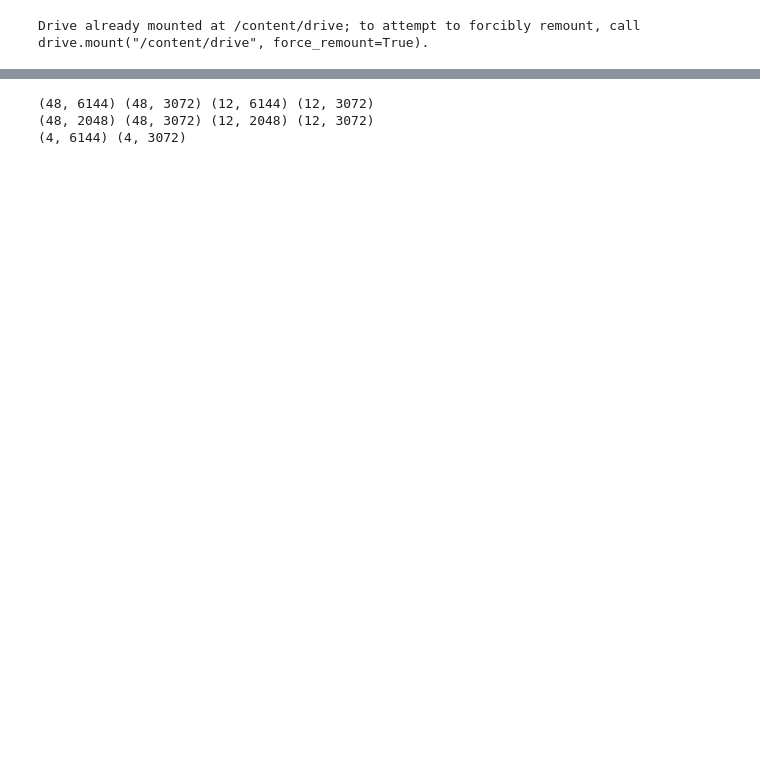
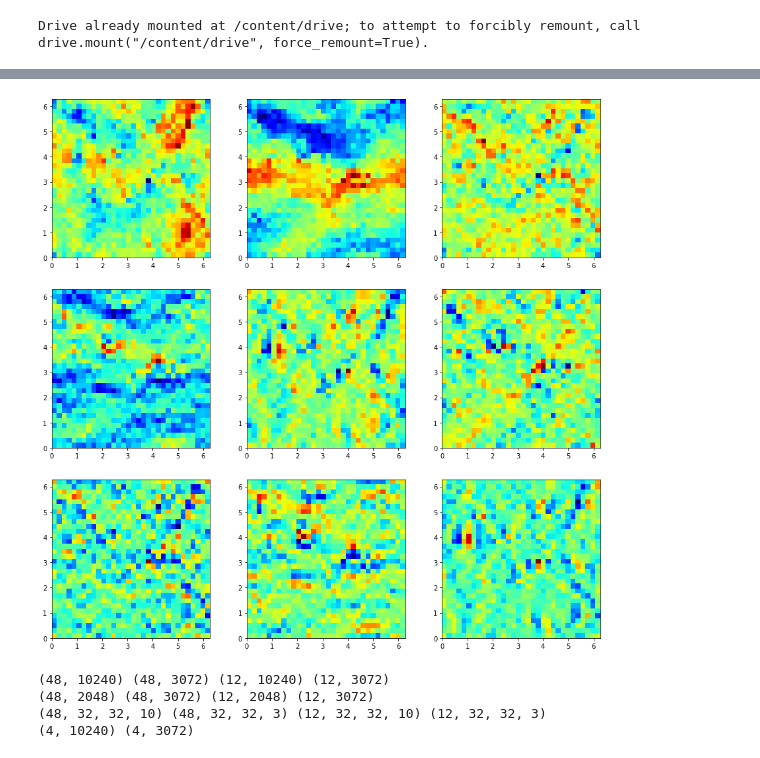
Before and after one commit to dvenkata/AMATH590, a Jupyter notebook: 03_Sub_grid_Scale_Analysis.ipynb, the cells around one changed output, grey strips where cells are left out. Cells and saved outputs as stored; diff of their text form; code cells hidden in the pictures; blank space fills up the shorter version.

```diff
--- a/03_Sub_grid_Scale_Analysis.ipynb
+++ b/03_Sub_grid_Scale_Analysis.ipynb
@@ -93,17 +108,32 @@ B = second_deriv(1024,dx)
+# %%
+dx = 2*np.pi/32
+A,B = diff_operators(32,dx)
 # %%
 #Computing derivative features
 ux = np.zeros((ncoarse.shape[0],ncoarse.shape[1]))
 vx = np.zeros((ncoarse.shape[0],ncoarse.shape[1]))
+uy = np.zeros((ncoarse.shape[0],ncoarse.shape[1]))
+vy = np.zeros((ncoarse.shape[0],ncoarse.shape[1]))
 uxx = np.zeros((ncoarse.shape[0],ncoarse.shape[1]))
 vxx = np.zeros((ncoarse.shape[0],ncoarse.shape[1]))
+uyy = np.zeros((ncoarse.shape[0],ncoarse.shape[1]))
+vyy = np.zeros((ncoarse.shape[0],ncoarse.shape[1]))
 
 for i in range(ncoarse.shape[1]):
   ux[:,i] = A.dot(ncoarse[:,i,0])
   vx[:,i] = A.dot(ncoarse[:,i,1])
-  uxx[:,i] = B.dot(ncoarse[:,i,0])
-  vxx[:,i] = B.dot(ncoarse[:,i,1])
+  uxx[:,i] = A.dot(A.dot(ncoarse[:,i,0]))
+  vxx[:,i] = A.dot(A.dot(ncoarse[:,i,1]))
+  uy[:,i] = B.dot(ncoarse[:,i,0])
+  vy[:,i] = B.dot(ncoarse[:,i,1])
+  uyy[:,i] = B.dot(B.dot(ncoarse[:,i,0]))
+  vyy[:,i] = B.dot(B.dot(ncoarse[:,i,1]))
 
 ux = ux[:,:,np.newaxis]
 vx = vx[:,:,np.newaxis]
 uxx = uxx[:,:,np.newaxis]
 vxx = vxx[:,:,np.newaxis]
+uy = uy[:,:,np.newaxis]
+vy = vy[:,:,np.newaxis]
+uyy = uyy[:,:,np.newaxis]
+vyy = vyy[:,:,np.newaxis]
@@ -146,5 +191,23 @@ output = output.reshape(output.shape[0]*output.shape[2],output.shape[1]).transpo
+# %%
+#All derivative
+%matplotlib inline
+import matplotlib.pyplot as plt
+
+a=32
+fig = plt.figure(figsize = (15, 15))
+
+count=0
+for i in range(9):
+  count+=1
+  b = fig.add_subplot('33' + str(count))
+  b.imshow(input[0,:,i].reshape(a,a),extent = [0, 6.28, 0, 6.28],cmap='jet')
+# %% [output]
+[figure, added]
 # %%
 #Setup validation and demean all inputs
+input = input.reshape(64,10240)
+output = output.reshape(64,1024*3)
+
 mean_ip = input.mean(axis=0,keepdims=True)
 mean_op = output.mean(axis=0,keepdims=True)
 
@@ -167,18 +230,25 @@ nn_idm = nn_im[dev,:]
 nn_opm = nn_om[train,:]
 nn_odm = nn_om[dev,:]
 
-nn_ipm_small = nn_ipm[:,:1024*2]
-nn_idm_small = nn_idm[:,:1024*2]
+nn_ipm_small = nn_ipm[:,:ncoarse.shape[0]*2]
+nn_idm_small = nn_idm[:,:ncoarse.shape[0]*2]
 nn_opm_small = nn_opm
 nn_odm_small = nn_odm
 
+nn_ipm_cnn = nn_ipm.reshape(nn_ipm.shape[0],32,32,10)
+nn_idm_cnn = nn_idm.reshape(nn_idm.shape[0],32,32,10)
+nn_opm_cnn = nn_opm.reshape(nn_opm.shape[0],32,32,3)
+nn_odm_cnn = nn_odm.reshape(nn_odm.shape[0],32,32,3)
+
 print(nn_ipm.shape, nn_opm.shape, nn_idm.shape, nn_odm.shape)
 print(nn_ipm_small.shape, nn_opm_small.shape, nn_idm_small.shape, nn_odm_small.shape)
+print(nn_ipm_cnn.shape, nn_opm_cnn.shape, nn_idm_cnn.shape, nn_odm_cnn.shape)
 print(nn_im_test.shape,nn_om_test.shape)
 # %% [output]
-(48, 6144) (48, 3072) (12, 6144) (12, 3072)
+(48, 10240) (48, 3072) (12, 10240) (12, 3072)
 (48, 2048) (48, 3072) (12, 2048) (12, 3072)
-(4, 6144) (4, 3072)
+(48, 32, 32, 10) (48, 32, 32, 3) (12, 32, 32, 10) (12, 32, 32, 3)
+(4, 10240) (4, 3072)
 # %%
 #Train NN to model this one timestep
 from tensorflow import keras
```
Also changed, not shown: parts of 21 cells of this notebook.
